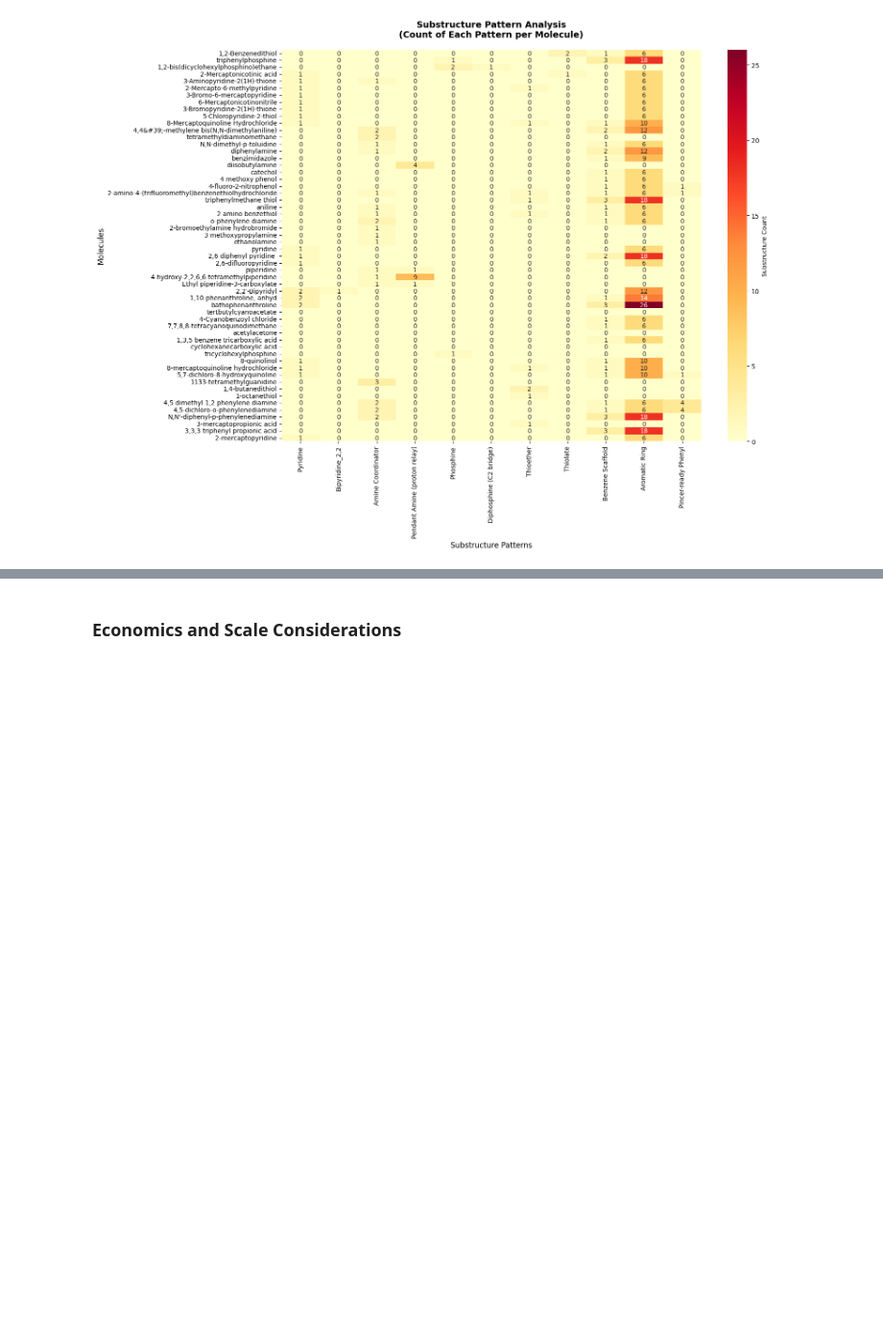
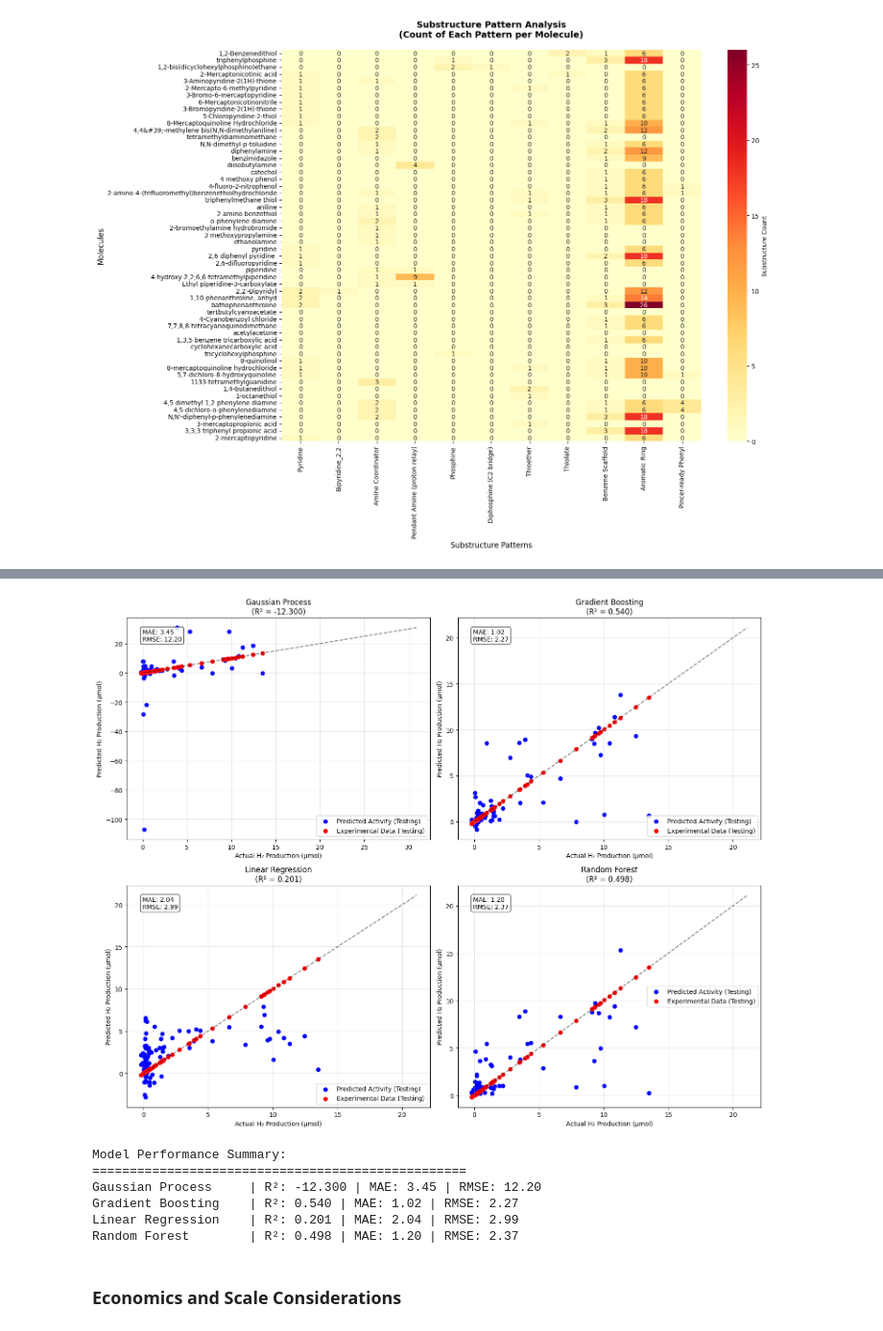
Before and after one commit to kareem-Abdelmaqsoud/HER-metal-complex-ligands, a Jupyter notebook: basic_ligand_analysis.ipynb, the cells around one changed output, grey strips where cells are left out. Shown at 96% size. Saved outputs shown, nothing was run; the diff lists cells and outputs as text; code cells hidden in the pictures; blank space fills up the shorter version.

Commit message:
Added some preliminary models.

```diff
--- a/basic_ligand_analysis.ipynb
+++ b/basic_ligand_analysis.ipynb
@@ -104,11 +97,11 @@ for name, smiles in mol_dict.items():
     descriptor_data.append(desc)
 
 # Create DataFrame
-desc_df = pd.DataFrame(descriptor_data)
+df_desc = pd.DataFrame(descriptor_data)
 
 print("Molecular Descriptors for Ligand Dataset:")
 print("=" * 45)
-desc_df.round(2).head(10)
+df_desc.round(2).head(10)
 # %% [output]
 Molecular Descriptors for Ligand Dataset:
 =============================================
@@ -228,0 +229,14 @@ plt.show()
+# %%
+import numpy as np
+from sklearn.ensemble import  RandomForestRegressor, GradientBoostingRegressor
+from sklearn.linear_model import LinearRegression
+from sklearn.gaussian_process import GaussianProcessRegressor
+from sklearn.model_selection import train_test_split, cross_val_score
+from sklearn.metrics import mean_squared_error, r2_score, mean_absolute_error
+
+# Use concentrations corresponding to max H2 production for each ligand
+#df_model = df.loc[df.groupby('Ligand Name')['max h2 (umol)'].idxmax()][['Ligand Name', 'max h2 (umol)', 'Ni conc [mM]']]
+
+# Use all concentrations for each ligand
+df_model = df[['Ligand Name', 'max h2 (umol)', 'Ni conc [mM]']]
+df_model.head()
@@ -229,3 +492,55 @@ plt.show()
+# %%
+# 6. Model validation and visualization for all models
+fig, axes = plt.subplots(2, 2, figsize=(15, 12))
+axes = axes.ravel()  # Flatten for easier indexing
+
+for idx, (model_name, model) in enumerate(models.items()):
+    y_pred = model.predict(X_test)
+    r2 = r2_score(y_test, y_pred)
+
+    # Actual vs Predicted
+    axes[idx].scatter(y_test, y_pred, color='blue', label='Predicted Activity (Testing)')
+    axes[idx].scatter(y_test, y_test, color='red', label='Experimental Data (Testing)')
+
+    axes[idx].set_xlabel('Actual H₂ Production (μmol)')
+    axes[idx].set_ylabel('Predicted H₂ Production (μmol)')
+    axes[idx].set_title(f'{model_name}\n(R² = {r2:.3f})')
+    axes[idx].grid(True, alpha=0.3)
+    axes[idx].legend()
+
+    # Perfect prediction line
+    min_val = 0
+    max_val = max(y.max(), model.predict(X).max())
+    axes[idx].plot([min_val, max_val], [min_val, max_val],
+                   'k--', alpha=0.5, label='Perfect Prediction')
+
+    # Add text with additional metrics
+    mae = mean_absolute_error(y_test, y_pred)
+    rmse = np.sqrt(mean_squared_error(y_test, y_pred))
+    axes[idx].text(0.05, 0.95, f'MAE: {mae:.2f}\nRMSE: {rmse:.2f}',
+                   transform=axes[idx].transAxes, verticalalignment='top',
+                   bbox=dict(boxstyle='round', facecolor='white', alpha=0.8))
+
+plt.tight_layout()
+plt.show()
+
+# Print summary comparison
+print("\nModel Performance Summary:")
+print("=" * 50)
+for model_name in models.keys():
+    y_pred = models[model_name].predict(X_test)
+    r2 = r2_score(y_test, y_pred)
+    mae = mean_absolute_error(y_test, y_pred)
+    rmse = np.sqrt(mean_squared_error(y_test, y_pred))
+    print(f"{model_name:20} | R²: {r2:.3f} | MAE: {mae:.2f} | RMSE: {rmse:.2f}")
+# %% [output]
+[figure, added]
+Model Performance Summary:
+==================================================
+Gaussian Process     | R²: -12.300 | MAE: 3.45 | RMSE: 12.20
+Gradient Boosting    | R²: 0.540 | MAE: 1.02 | RMSE: 2.27
+Linear Regression    | R²: 0.201 | MAE: 2.04 | RMSE: 2.99
+Random Forest        | R²: 0.498 | MAE: 1.20 | RMSE: 2.37
 # %% [markdown]
 ### Economics and Scale Considerations
 # %%
```
Also changed, not shown: parts of 11 cells of this notebook, 1 other file.
